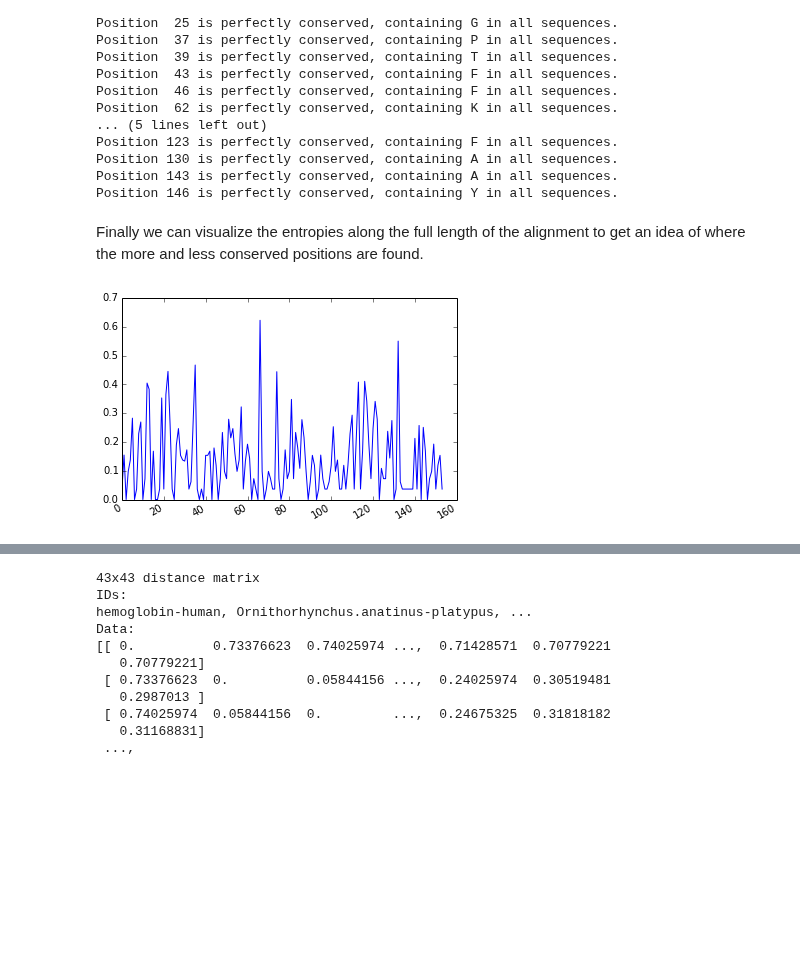
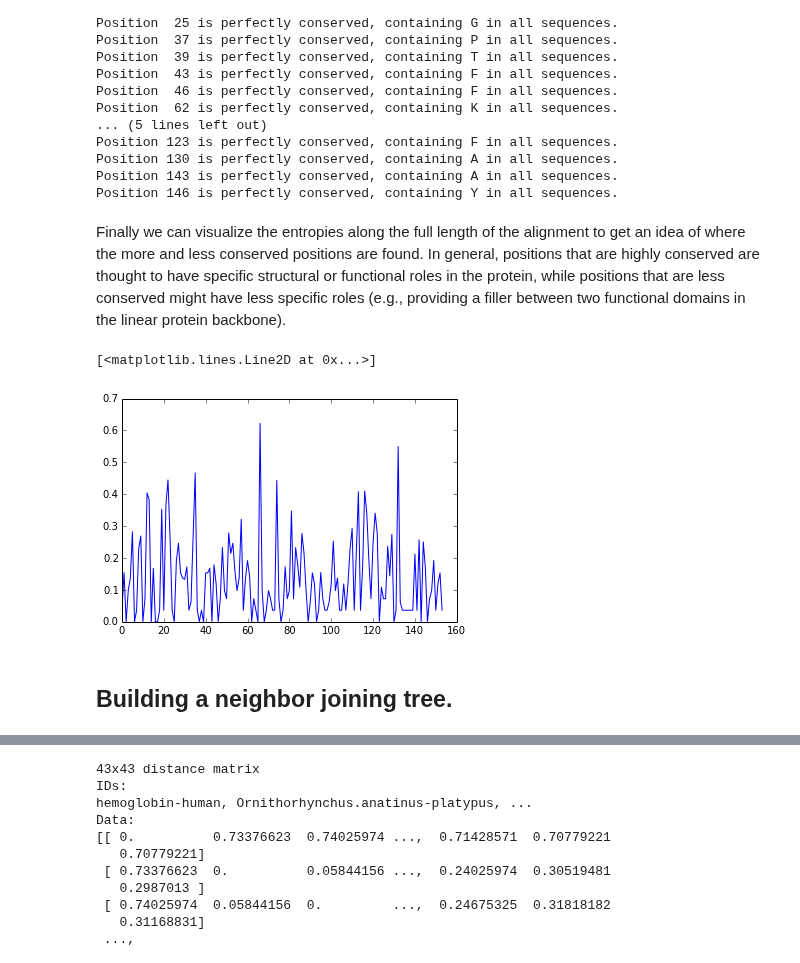
Before and after one commit to scikit-bio/scikit-bio-cookbook, a Jupyter notebook: phylogeny-reconstruction-and-tree-rooting.ipynb, the cells around one changed output, grey strips where cells are left out. Saved outputs shown, nothing was run; the diff lists cells and outputs as text; code cells hidden in the pictures; blank space fills up the shorter version.

```diff
--- a/phylogeny-reconstruction-and-tree-rooting.ipynb
+++ b/phylogeny-reconstruction-and-tree-rooting.ipynb
@@ -103,13 +126,15 @@ Position 130 is perfectly conserved, containing A in all sequences.
 Position 143 is perfectly conserved, containing A in all sequences.
 Position 146 is perfectly conserved, containing Y in all sequences.
 # %% [markdown]
-Finally we can visualize the entropies along the full length of the alignment to get an idea of where the more and less conserved positions are found.
+Finally we can visualize the entropies along the full length of the alignment to get an idea of where the more and less conserved positions are found. In general, positions that are highly conserved are thought to have specific structural or functional roles in the protein, while positions that are less conserved might have less specific roles (e.g., providing a filler between two functional domains in the linear protein backbone).
 # %%
 from pylab import figure
 
 fig = figure()
 ax = fig.add_subplot(111)
 ax.plot(range(len(entropies)), entropies, '-')
-fig.autofmt_xdate()
 # %% [output]
+[<matplotlib.lines.Line2D at 0x...>]
-[figure, old version]
+[figure, new version]
+# %% [markdown]
+## Building a neighbor joining tree.
```
Also changed, not shown: parts of 6 cells of this notebook.
